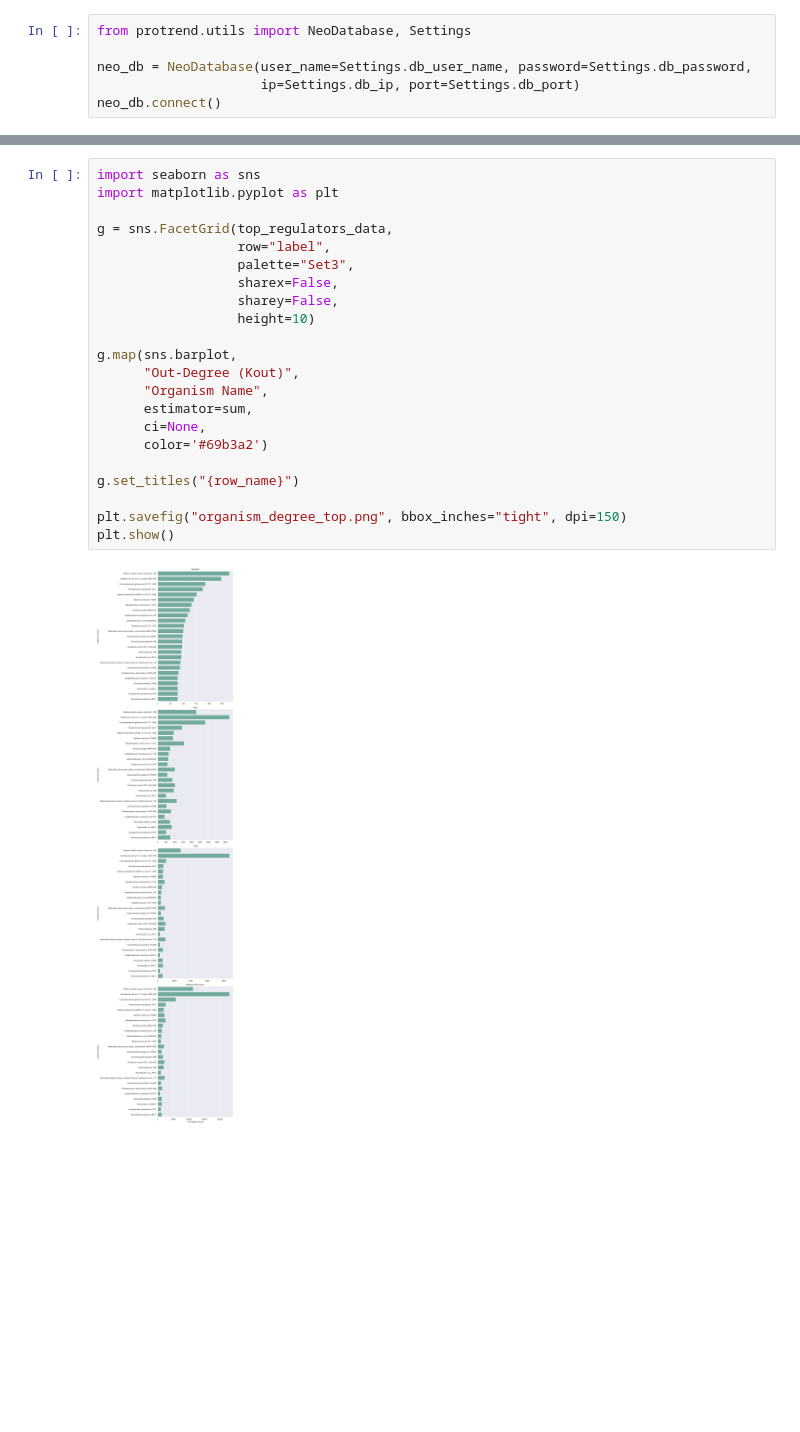
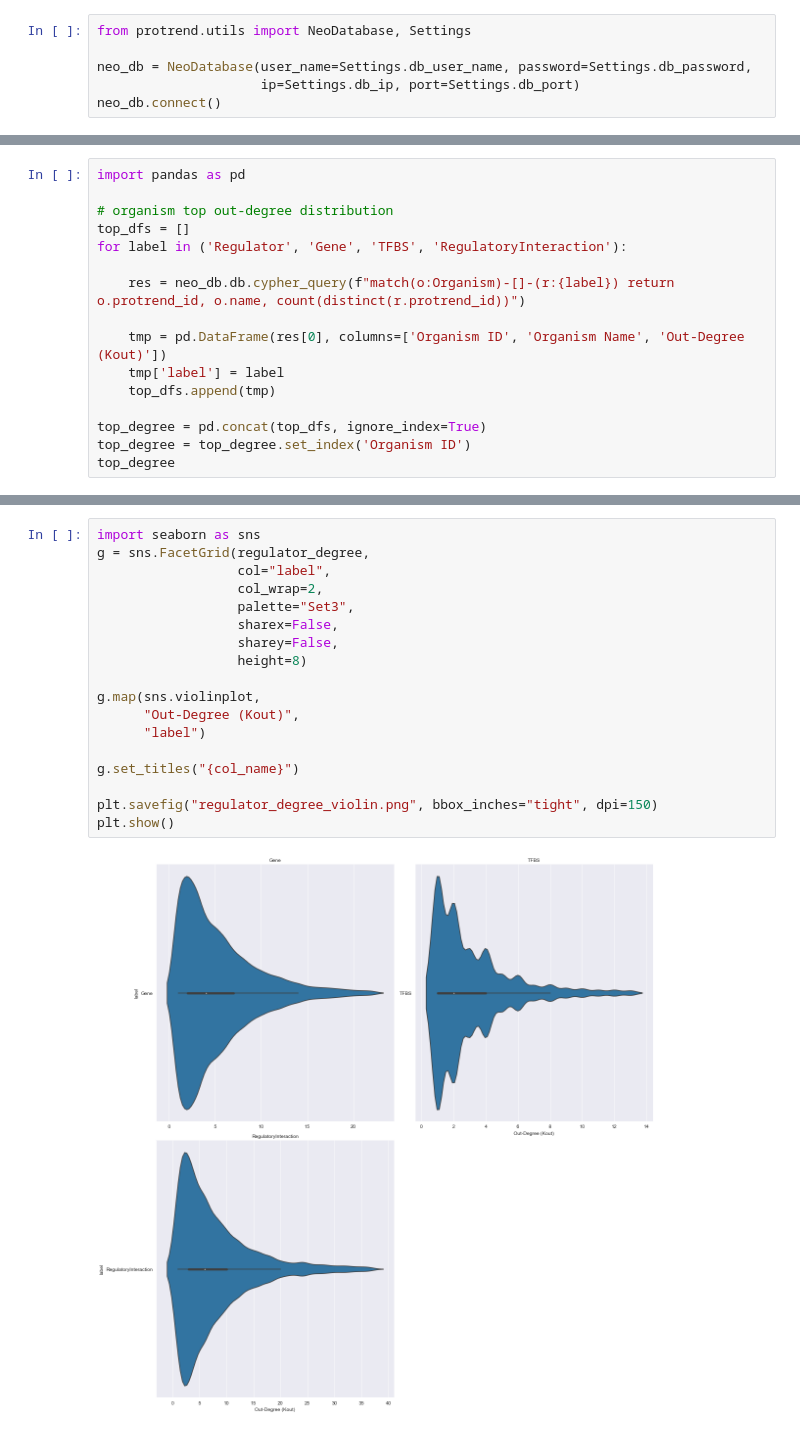
Before and after one commit to cruz-f/protrend-database, a Jupyter notebook: src/protrend/report/distribution_report.ipynb, the cells around one changed output, grey strips where cells are left out. Cells and saved outputs as stored; diff of their text form; blank space fills up the shorter version.

Commit message:
[ADD] Add distribution reports

```diff
--- a/src/protrend/report/distribution_report.ipynb
+++ b/src/protrend/report/distribution_report.ipynb
@@ -65,0 +71,16 @@ plt.show()
+# %%
+import pandas as pd
+
+# organism top out-degree distribution
+top_dfs = []
+for label in ('Regulator', 'Gene', 'TFBS', 'RegulatoryInteraction'):
+
+    res = neo_db.db.cypher_query(f"match(o:Organism)-[]-(r:{label}) return o.protrend_id, o.name, count(distinct(r.protrend_id))")
+
+    tmp = pd.DataFrame(res[0], columns=['Organism ID', 'Organism Name', 'Out-Degree (Kout)'])
+    tmp['label'] = label
+    top_dfs.append(tmp)
+
+top_degree = pd.concat(top_dfs, ignore_index=True)
+top_degree = top_degree.set_index('Organism ID')
+top_degree
@@ -198,27 +213,23 @@ top_regulators_data
 # %%
 import seaborn as sns
-import matplotlib.pyplot as plt
-
-g = sns.FacetGrid(top_regulators_data,
-                  row="label",
+g = sns.FacetGrid(regulator_degree,
+                  col="label",
+                  col_wrap=2,
                   palette="Set3",
                   sharex=False,
                   sharey=False,
-                  height=10)
+                  height=8)
 
-g.map(sns.barplot,
+g.map(sns.violinplot,
       "Out-Degree (Kout)",
-      "Organism Name",
-      estimator=sum,
-      ci=None,
-      color='#69b3a2')
+      "label")
 
-g.set_titles("{row_name}")
+g.set_titles("{col_name}")
 
-plt.savefig("organism_degree_top.png", bbox_inches="tight", dpi=150)
+plt.savefig("regulator_degree_violin.png", bbox_inches="tight", dpi=150)
 plt.show()
 # %% [output]
-[figure, old version]
+[figure, new version]
 # %%
 from protrend.model import Regulator
 
```
Also changed, not shown: parts of 14 cells of this notebook, 5 other files.
